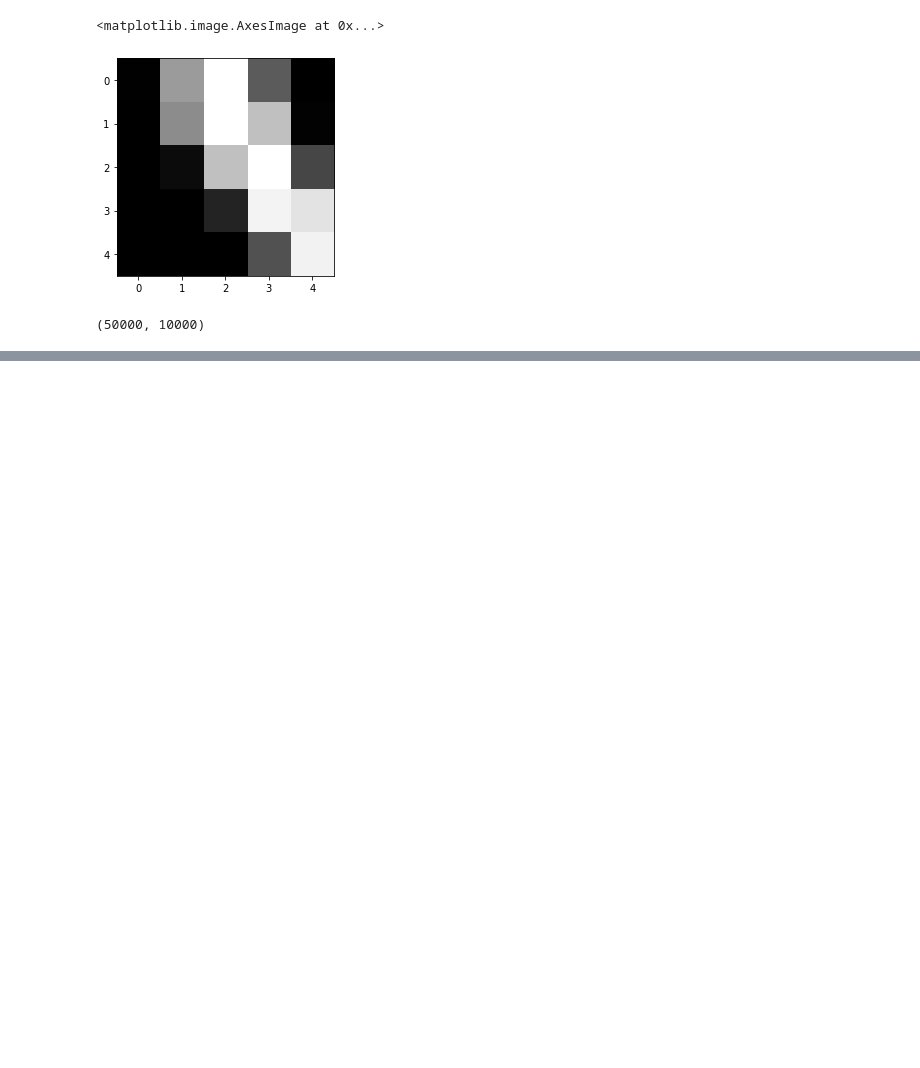
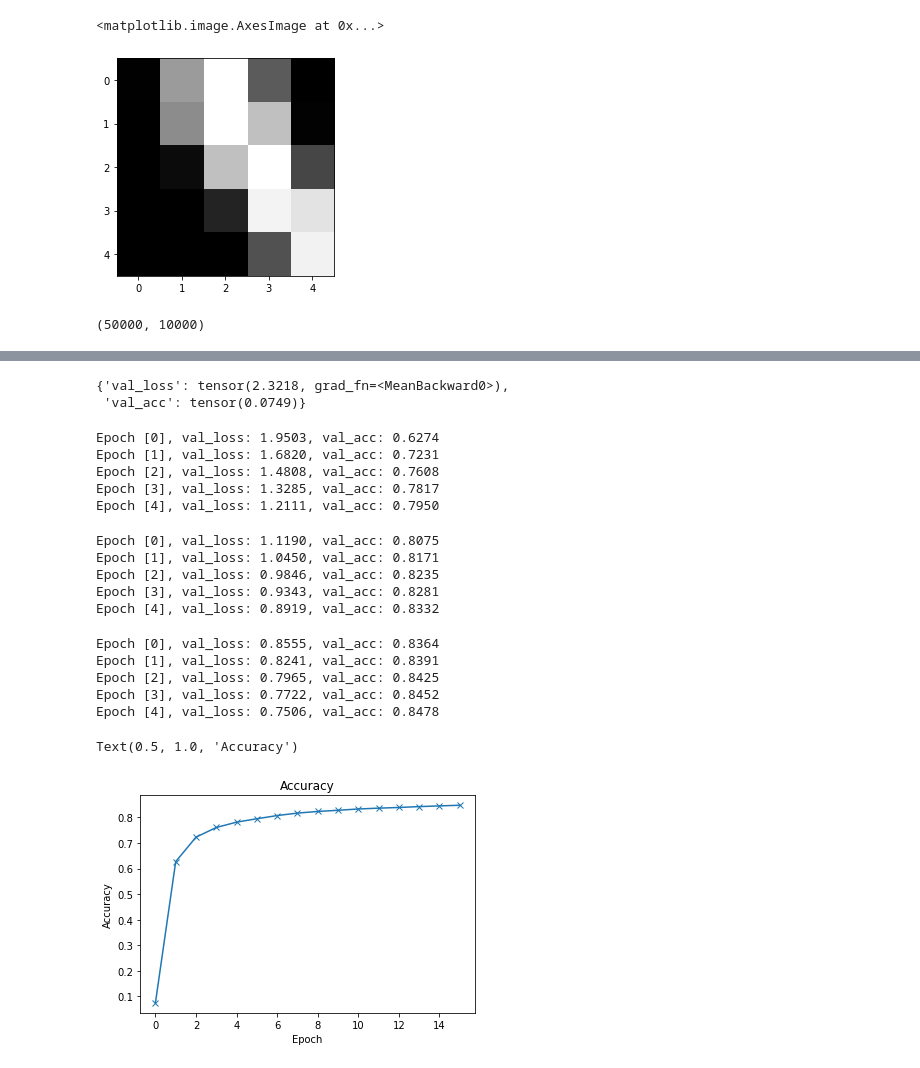
Before and after one commit to JasbirCodeSpace/PyTorch-Practice, a Jupyter notebook: Week 2 Practice/image_classification.ipynb, the cells around one changed output, grey strips where cells are left out. Cells and saved outputs as stored; diff of their text form; code cells hidden in the pictures; blank space fills up the shorter version.

Commit message:
Successfully classifying images from MNIST dataset of digits

```diff
--- a/Week 2 Practice/image_classification.ipynb
+++ b/Week 2 Practice/image_classification.ipynb
@@ -83,0 +271,40 @@ len(train_ds), len(valid_ds)
+# %%
+result0 = evaluate(model, val_loader)
+result0
+# %% [output]
+{'val_loss': tensor(2.3218, grad_fn=<MeanBackward0>),
+ 'val_acc': tensor(0.0749)}
+# %%
+history1 = fit(5, 0.001, model, train_loader, val_loader)
+# %% [output]
+Epoch [0], val_loss: 1.9503, val_acc: 0.6274
+Epoch [1], val_loss: 1.6820, val_acc: 0.7231
+Epoch [2], val_loss: 1.4808, val_acc: 0.7608
+Epoch [3], val_loss: 1.3285, val_acc: 0.7817
+Epoch [4], val_loss: 1.2111, val_acc: 0.7950
+# %%
+history2 = fit(5, 0.001, model, train_loader, val_loader)
+# %% [output]
+Epoch [0], val_loss: 1.1190, val_acc: 0.8075
+Epoch [1], val_loss: 1.0450, val_acc: 0.8171
+Epoch [2], val_loss: 0.9846, val_acc: 0.8235
+Epoch [3], val_loss: 0.9343, val_acc: 0.8281
+Epoch [4], val_loss: 0.8919, val_acc: 0.8332
+# %%
+history3 = fit(5, 0.001, model, train_loader, val_loader)
+# %% [output]
+Epoch [0], val_loss: 0.8555, val_acc: 0.8364
+Epoch [1], val_loss: 0.8241, val_acc: 0.8391
+Epoch [2], val_loss: 0.7965, val_acc: 0.8425
+Epoch [3], val_loss: 0.7722, val_acc: 0.8452
+Epoch [4], val_loss: 0.7506, val_acc: 0.8478
+# %%
+history = [result0] + history1 + history2 + history3
+accuracies = [result['val_acc'] for result in history]
+plt.plot(accuracies, '-x')
+plt.xlabel('Epoch')
+plt.ylabel('Accuracy')
+plt.title('Accuracy')
+# %% [output]
+Text(0.5, 1.0, 'Accuracy')
+[figure, added]
```
Also changed, not shown: parts of 29 cells of this notebook.
